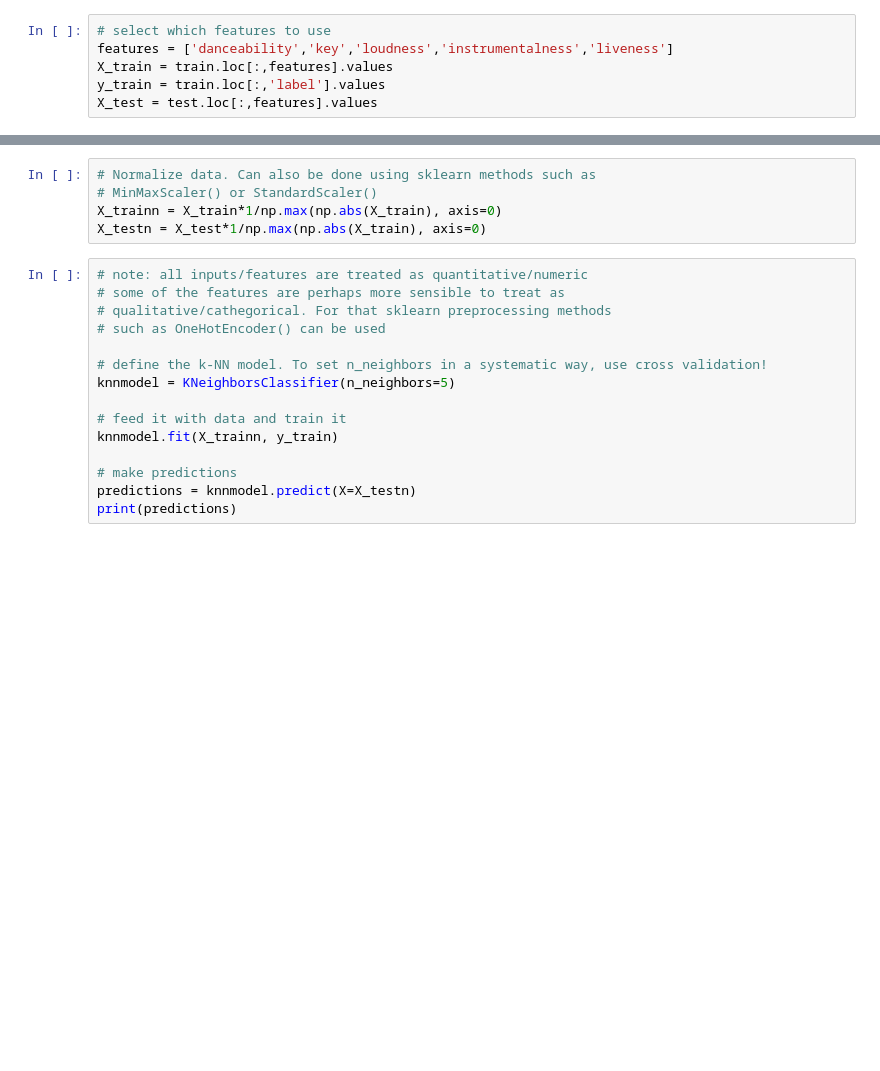
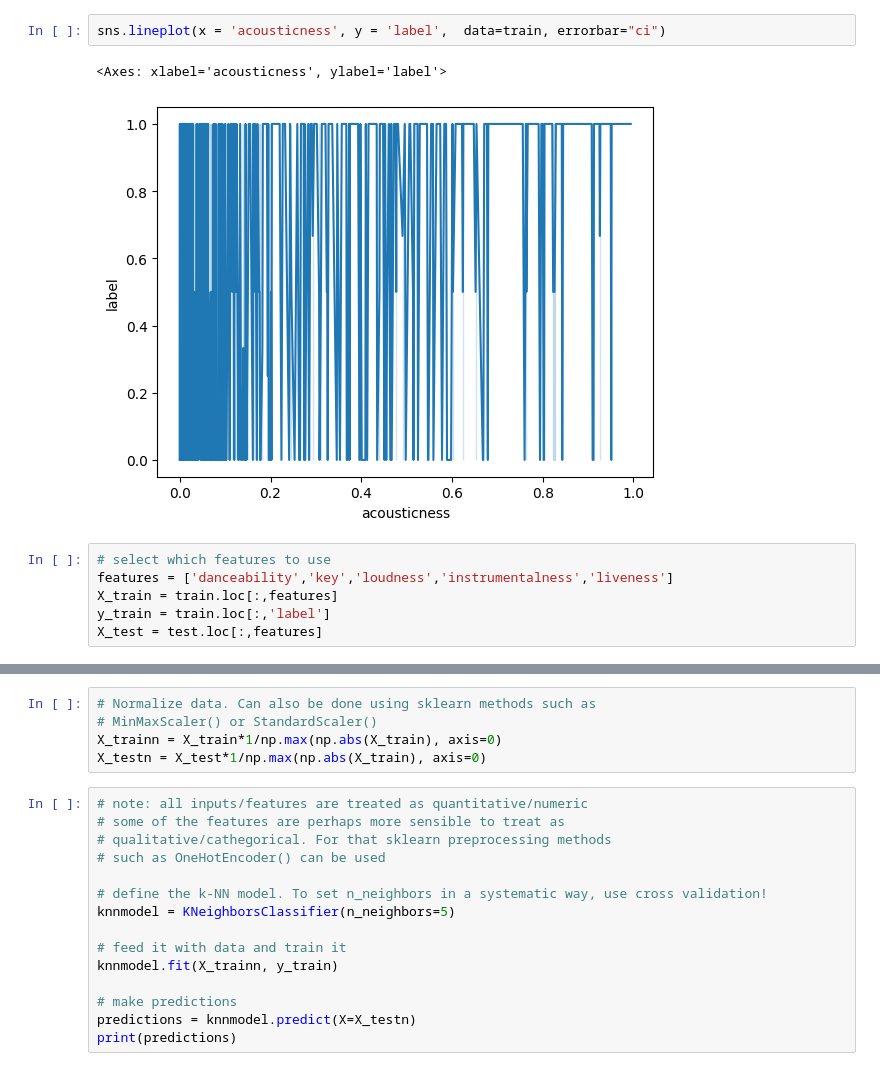
Before and after one commit to srkatsaras/FRTN65---Code-and-Notebooks, a Jupyter notebook: lab_song_classification.ipynb, the cells around one changed output, grey strips where cells are left out. Saved outputs shown, nothing was run; the diff lists cells and outputs as text; blank space fills up the shorter version.

```diff
--- a/lab_song_classification.ipynb
+++ b/lab_song_classification.ipynb
@@ -40,6 +50,11 @@ train.sample(5)
+# %%
+sns.lineplot(x = 'acousticness', y = 'label',  data=train, errorbar="ci")
+# %% [output]
+<Axes: xlabel='acousticness', ylabel='label'>
+[figure, added]
 # %%
 # select which features to use
 features = ['danceability','key','loudness','instrumentalness','liveness']
-X_train = train.loc[:,features].values
-y_train = train.loc[:,'label'].values
-X_test = test.loc[:,features].values
+X_train = train.loc[:,features]
+y_train = train.loc[:,'label']
+X_test = test.loc[:,features]
```
Also changed, not shown: parts of 6 cells of this notebook.
